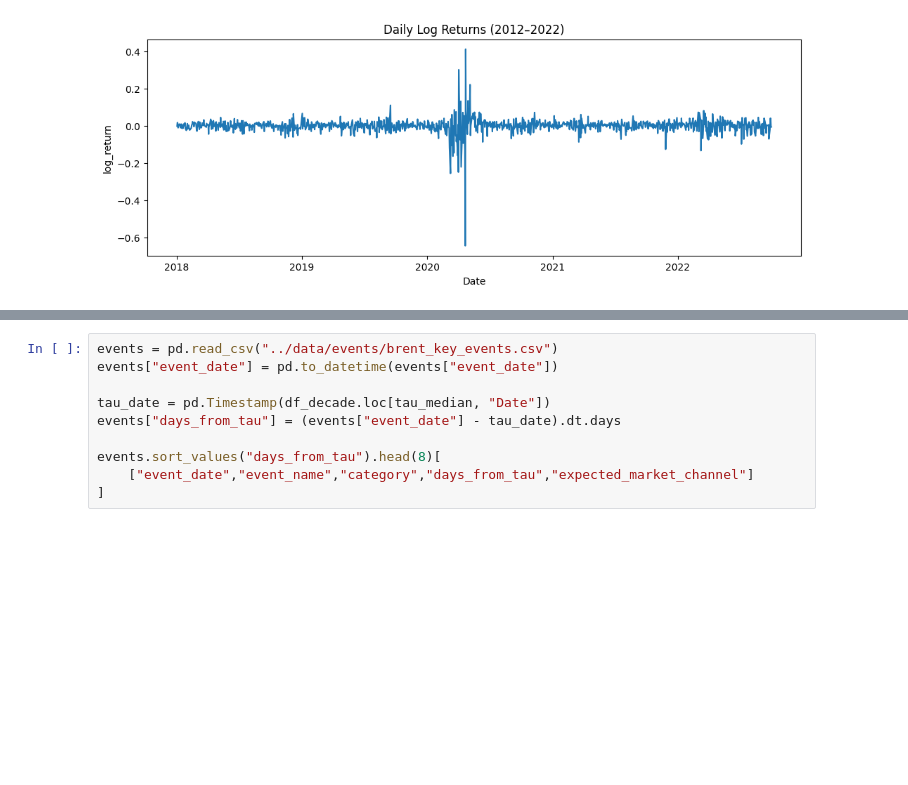
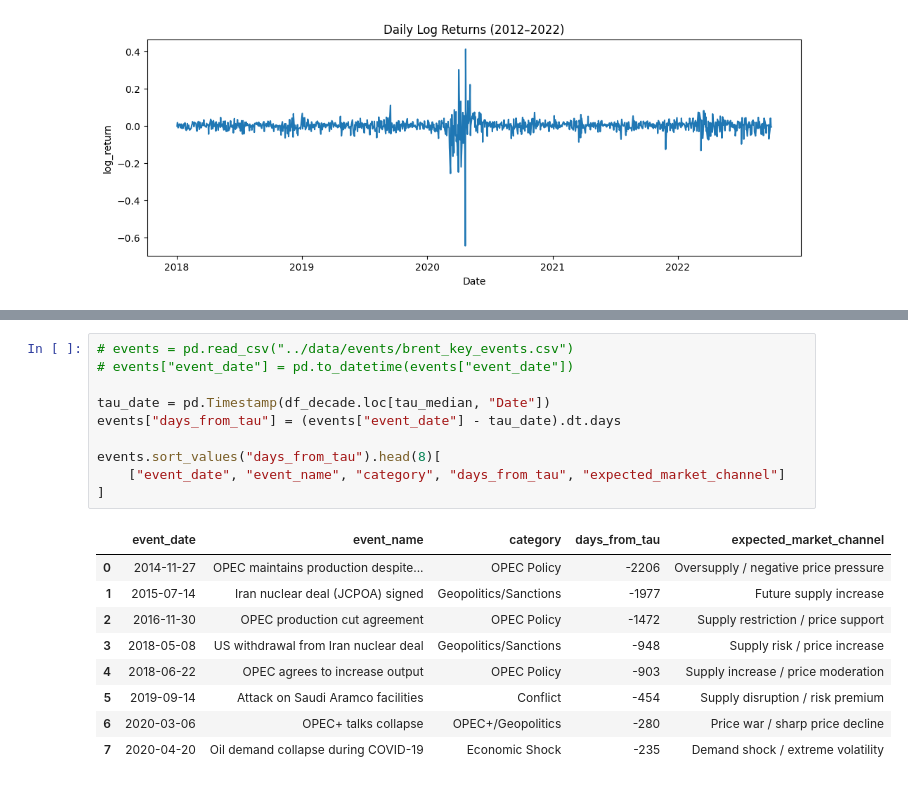
Before and after one commit to Hana-Workneh/brent-oil-change-point-analysis, a Jupyter notebook: notebooks/02_bayesian_change_point.ipynb, the cells around one changed output, grey strips where cells are left out. Saved outputs shown, nothing was run; the diff lists cells and outputs as text; blank space fills up the shorter version.

Commit message:
Task 2: Bayesian change point analysis and event association

```diff
--- a/notebooks/02_bayesian_change_point.ipynb
+++ b/notebooks/02_bayesian_change_point.ipynb
@@ -177,10 +305,20 @@ TypeError: Encountered error in ELPD computation of compare.
 # %%
-events = pd.read_csv("../data/events/brent_key_events.csv")
-events["event_date"] = pd.to_datetime(events["event_date"])
+# events = pd.read_csv("../data/events/brent_key_events.csv")
+# events["event_date"] = pd.to_datetime(events["event_date"])
 
 tau_date = pd.Timestamp(df_decade.loc[tau_median, "Date"])
 events["days_from_tau"] = (events["event_date"] - tau_date).dt.days
 
 events.sort_values("days_from_tau").head(8)[
-    ["event_date","event_name","category","days_from_tau","expected_market_channel"]
+    ["event_date", "event_name", "category", "days_from_tau", "expected_market_channel"]
 ]
+# %% [output]
+|  | event_date | event_name | category | days_from_tau | expected_market_channel |
+| 0 | 2014-11-27 | OPEC maintains production despite... | OPEC Policy | -2206 | Oversupply / negative price pressure |
+| 1 | 2015-07-14 | Iran nuclear deal (JCPOA) signed | Geopolitics/Sanctions | -1977 | Future supply increase |
+| 2 | 2016-11-30 | OPEC production cut agreement | OPEC Policy | -1472 | Supply restriction / price support |
+| 3 | 2018-05-08 | US withdrawal from Iran nuclear deal | Geopolitics/Sanctions | -948 | Supply risk / price increase |
+| 4 | 2018-06-22 | OPEC agrees to increase output | OPEC Policy | -903 | Supply increase / price moderation |
+| 5 | 2019-09-14 | Attack on Saudi Aramco facilities | Conflict | -454 | Supply disruption / risk premium |
+| 6 | 2020-03-06 | OPEC+ talks collapse | OPEC+/Geopolitics | -280 | Price war / sharp price decline |
+| 7 | 2020-04-20 | Oil demand collapse during COVID-19 | Economic Shock | -235 | Demand shock / extreme volatility |
```
Also changed, not shown: parts of 9 cells of this notebook, 1 other file.
